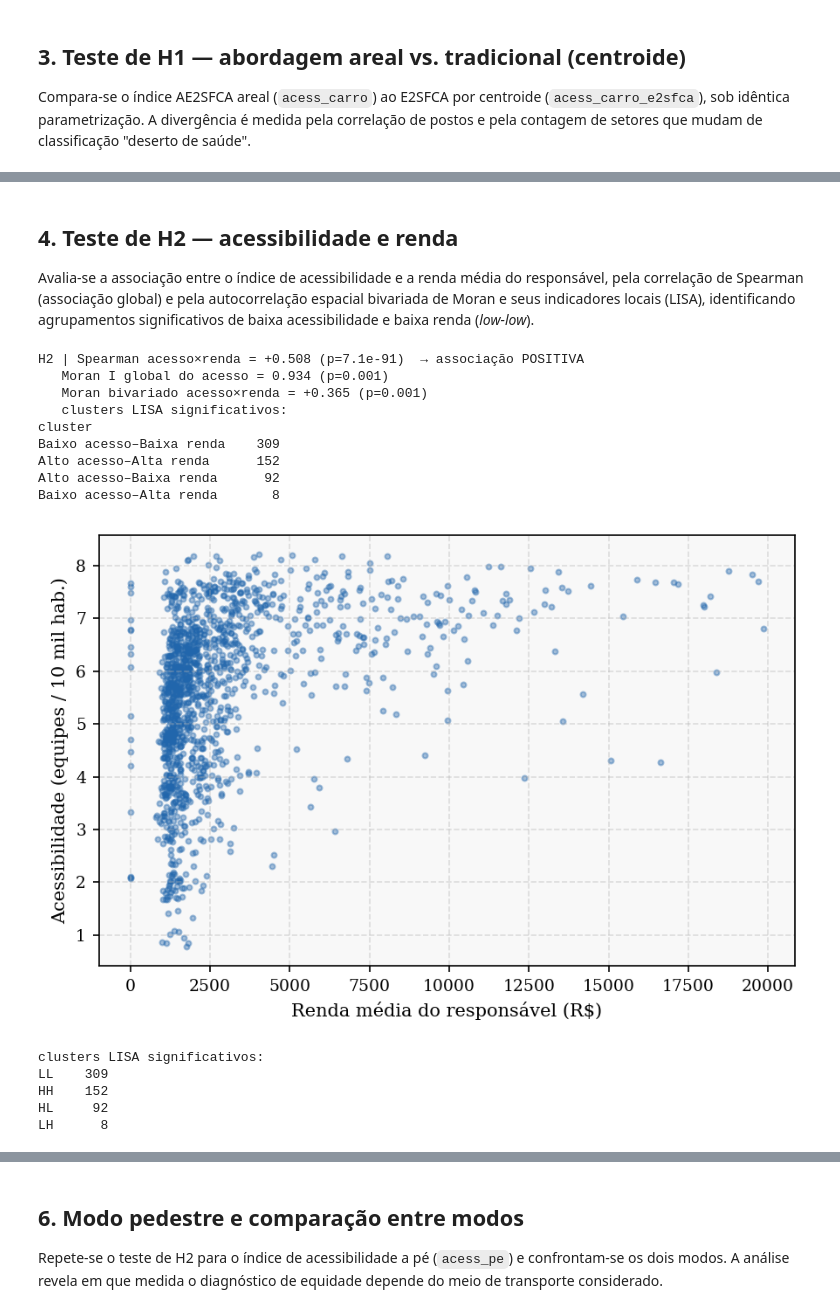
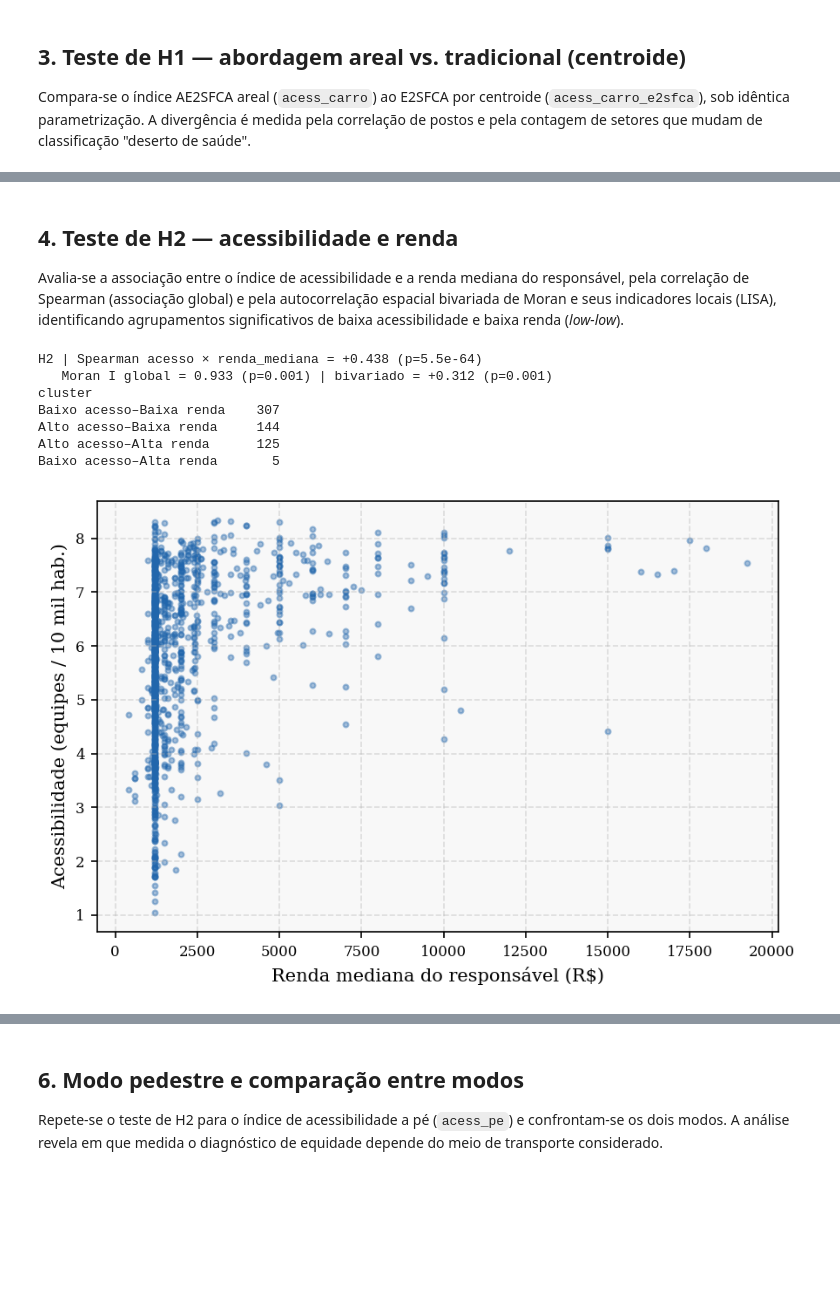
Before and after one commit to felipedantas-pi/ae2sfca-ubs, a Jupyter notebook: notebooks/06.1_Testes_das_Hiposteses.ipynb, the cells around one changed output, grey strips where cells are left out. Saved outputs shown, nothing was run; the diff lists cells and outputs as text; code cells hidden in the pictures; blank space fills up the shorter version.

```diff
--- a/notebooks/06.1_Testes_das_Hiposteses.ipynb
+++ b/notebooks/06.1_Testes_das_Hiposteses.ipynb
@@ -36,11 +45,14 @@ print("✅ Setup concluído.")
 # %% [output]
 ✅ Setup concluído.
 # %%
-# ── 2. CARGA: ACESSIBILIDADE (NB 05) + RENDA (NB 01.1) ──────────────────────
+# ── 2. CARGA: ACESSIBILIDADE (NB 05) + RENDA MEDIANA (NB 01.1) ───────────────
+gdf_zu = gpd.read_parquet(EXT_IBGE / "teresina_zonaUrbana_utm.parquet").to_crs(CRS_METRICO)
 ac = gpd.read_parquet(PROCESSADOS / "teresina_setores_acessibilidade.parquet").to_crs(CRS_METRICO)
+
+# H2 usa a renda MEDIANA (resistente à assimetria — ver metodologia 4.x)
 renda = (gpd.read_parquet(INT_MALHA / "teresina_setoresCensitarios_DadosCompletos.parquet")
-         [["CD_SETOR", "V06004_renda"]].rename(columns={"V06004_renda": "renda_media"}))
-renda["renda_media"] = pd.to_numeric(renda["renda_media"], errors="coerce")
+         [["CD_SETOR", "renda_mediana"]])
+renda["renda_mediana"] = pd.to_numeric(renda["renda_mediana"], errors="coerce")
 ac = ac.merge(renda, on="CD_SETOR", how="left")
-print(f"🔄 {len(ac)} setores | com renda: {ac['renda_media'].notna().sum()}")
+print(f"🔄 {len(ac)} setores | com renda mediana: {ac['renda_mediana'].notna().sum()}")
 # %% [output]
@@ -86,62 +114,46 @@ plt.show()
 # %% [markdown]
 ## 4. Teste de H2 — acessibilidade e renda
 
-Avalia-se a associação entre o índice de acessibilidade e a renda média do responsável,
+Avalia-se a associação entre o índice de acessibilidade e a renda mediana do responsável,
 pela correlação de Spearman (associação global) e pela autocorrelação espacial bivariada
 de Moran e seus indicadores locais (LISA), identificando agrupamentos significativos de
 baixa acessibilidade e baixa renda (*low-low*).
 # %%
-# ── 4. H2 ───────────────────────────────────────────────────────────────────
-sub = ac[ac["renda_media"].notna() & (ac["acess_carro"] > 0)].reset_index(drop=True)
-rho_h2, p_h2 = spearmanr(sub["acess_carro"], sub["renda_media"])
+# ── 4. H2 — acesso (automóvel) × renda mediana ──────────────────────────────
+sub = ac[ac["renda_mediana"].notna() & (ac["acess_carro"] > 0)].reset_index(drop=True)
+rho_h2, p_h2 = spearmanr(sub["acess_carro"], sub["renda_mediana"])
 
 w = KNN.from_dataframe(sub, k=8); w.transform = "r"   # KNN evita "ilhas" do Queen
 moran_acesso = Moran(sub["acess_carro"].values, w)
-moran_bv = Moran_BV(sub["acess_carro"].values, sub["renda_media"].values, w)
-lisa = Moran_Local_BV(sub["acess_carro"].values, sub["renda_media"].values, w, seed=42)
+moran_bv = Moran_BV(sub["acess_carro"].values, sub["renda_mediana"].values, w)
+lisa = Moran_Local_BV(sub["acess_carro"].values, sub["renda_mediana"].values, w, seed=42)
 
-# Quadrantes esda: 1=Alto-Alto, 2=Baixo-Alto, 3=Baixo-Baixo, 4=Alto-Baixo
-SIG = lisa.p_sim < 0.05
 ROTULO = {1: "Alto acesso–Alta renda", 2: "Baixo acesso–Alta renda",
           3: "Baixo acesso–Baixa renda", 4: "Alto acesso–Baixa renda"}
-sub["cluster"] = np.where(SIG, pd.Series(lisa.q).map(ROTULO), "Não significativo")
+sub["q"]   = lisa.q
+sub["sig"] = lisa.p_sim < 0.05
+sub["cluster"] = np.where(sub["sig"], pd.Series(lisa.q).map(ROTULO), "Não significativo")
 
-print(f"H2 | Spearman acesso×renda = {rho_h2:+.3f} (p={p_h2:.1e})  → associação POSITIVA")
-print(f"   Moran I global do acesso = {moran_acesso.I:.3f} (p={moran_acesso.p_sim:.3f})")
-print(f"   Moran bivariado acesso×renda = {moran_bv.I:+.3f} (p={moran_bv.p_sim:.3f})")
-print("   clusters LISA significativos:")
-print(sub.loc[SIG, "cluster"].value_counts().to_string())
+print(f"H2 | Spearman acesso × renda_mediana = {rho_h2:+.3f} (p={p_h2:.1e})")
+print(f"   Moran I global = {moran_acesso.I:.3f} (p={moran_acesso.p_sim:.3f}) | "
+      f"bivariado = {moran_bv.I:+.3f} (p={moran_bv.p_sim:.3f})")
+print(sub.loc[sub['sig'], "cluster"].value_counts().to_string())
 # %% [output]
-H2 | Spearman acesso×renda = +0.508 (p=7.1e-91)  → associação POSITIVA
-   Moran I global do acesso = 0.934 (p=0.001)
-   Moran bivariado acesso×renda = +0.365 (p=0.001)
-   clusters LISA significativos:
+H2 | Spearman acesso × renda_mediana = +0.438 (p=5.5e-64)
+   Moran I global = 0.933 (p=0.001) | bivariado = +0.312 (p=0.001)
 cluster
-Baixo acesso–Baixa renda    309
-Alto acesso–Alta renda      152
-Alto acesso–Baixa renda      92
-Baixo acesso–Alta renda       8
+Baixo acesso–Baixa renda    307
+Alto acesso–Baixa renda     144
+Alto acesso–Alta renda      125
+Baixo acesso–Alta renda       5
 # %%
-# ── Fig. 02 — Dispersão acesso × renda ──────────────────────────────────────
+# ── Fig. 02 — Dispersão acesso × renda mediana ──────────────────────────────
 fig, ax = plt.subplots(figsize=(6, 4))
-ax.scatter(sub["renda_media"], sub["acess_carro"] * 1e4, s=8, alpha=0.4, color="#2166AC")
-ax.set_xlabel("Renda média do responsável (R$)")
+ax.scatter(sub["renda_mediana"], sub["acess_carro"] * 1e4, s=8, alpha=0.4, color="#2166AC")
+ax.set_xlabel("Renda mediana do responsável (R$)")
 ax.set_ylabel("Acessibilidade (equipes / 10 mil hab.)")
 plt.tight_layout()
-plt.savefig(FIGURAS_NB / "nb061_fig02_h2_dispersao.png", bbox_inches="tight")
+fig.savefig(FIGURAS_NB / "nb061_fig02_h2_dispersao.png", dpi=300, bbox_inches="tight")
 plt.show()
 # %% [output]
-[figure, old version]
+[figure, new version]
-# %%
-# guarda quadrante e significância diretamente (sem depender de strings)
-sub["q"]   = lisa.q              # 1=Alto-Alto, 2=Baixo-Alto, 3=Baixo-Baixo, 4=Alto-Baixo
-sub["sig"] = lisa.p_sim < 0.05
-print("clusters LISA significativos:")
-print(pd.Series(lisa.q[sub['sig']]).map(
-    {1:"HH",2:"LH",3:"LL",4:"HL"}).value_counts().to_string())
-# %% [output]
-clusters LISA significativos:
-LL    309
-HH    152
-HL     92
-LH      8
```
Also changed, not shown: parts of 17 cells of this notebook, 11 other files.
